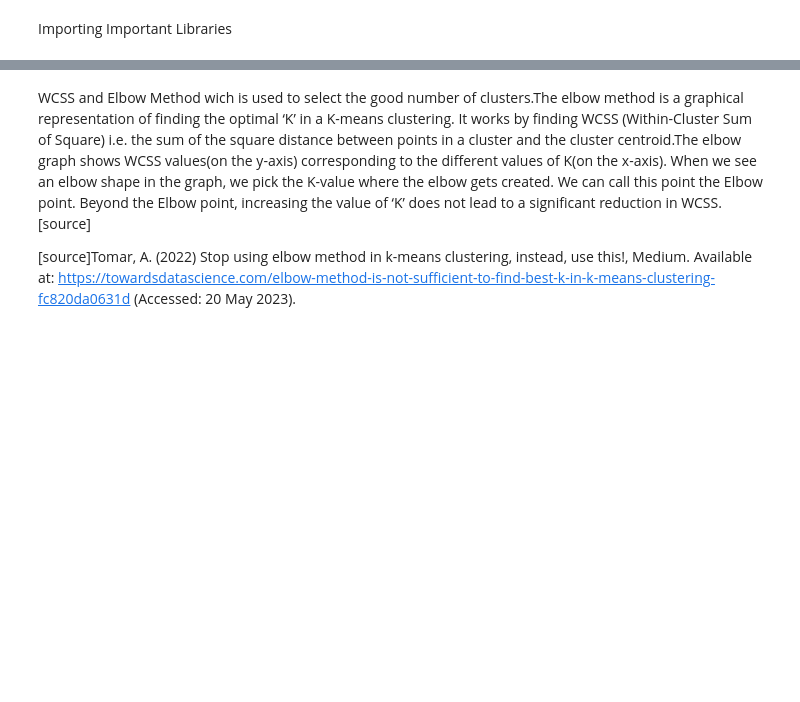
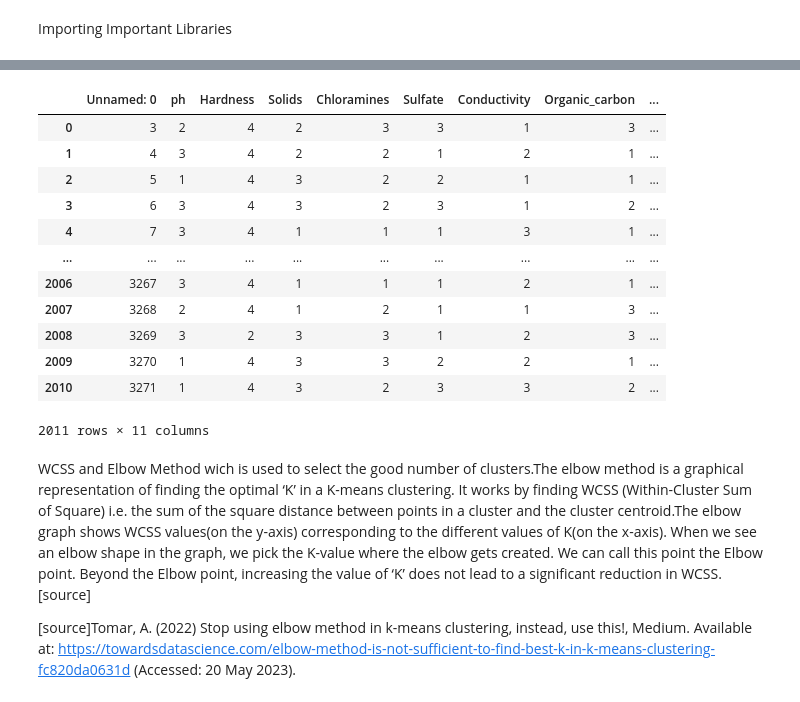
Before and after one commit to Hessah-Aljohaimy/AI-Project, a Jupyter notebook: Unsupervised_Learning/unsupervised_Learning.ipynb, the cells around one changed output, grey strips where cells are left out. Saved outputs shown, nothing was run; the diff lists cells and outputs as text; code cells hidden in the pictures; blank space fills up the shorter version.

```diff
--- a/Unsupervised_Learning/unsupervised_Learning.ipynb
+++ b/Unsupervised_Learning/unsupervised_Learning.ipynb
@@ -23,3 +21,19 @@ FileNotFoundError: [Errno 2] No such file or directory: 'C:/Users/khawlahalnayel
+# %%
+iris
+# %% [output]
+|  | Unnamed: 0 | ph | Hardness | Solids | Chloramines | Sulfate | Conductivity | Organic_carbon | ... |
+| 0 | 3 | 2 | 4 | 2 | 3 | 3 | 1 | 3 | ... |
+| 1 | 4 | 3 | 4 | 2 | 2 | 1 | 2 | 1 | ... |
+| 2 | 5 | 1 | 4 | 3 | 2 | 2 | 1 | 1 | ... |
+| 3 | 6 | 3 | 4 | 3 | 2 | 3 | 1 | 2 | ... |
+| 4 | 7 | 3 | 4 | 1 | 1 | 1 | 3 | 1 | ... |
+| ... | ... | ... | ... | ... | ... | ... | ... | ... | ... |
+| 2006 | 3267 | 3 | 4 | 1 | 1 | 1 | 2 | 1 | ... |
+| 2007 | 3268 | 2 | 4 | 1 | 2 | 1 | 1 | 3 | ... |
+| 2008 | 3269 | 3 | 2 | 3 | 3 | 1 | 2 | 3 | ... |
+| 2009 | 3270 | 1 | 4 | 3 | 3 | 2 | 2 | 1 | ... |
+| 2010 | 3271 | 1 | 4 | 3 | 2 | 3 | 3 | 2 | ... |
+2011 rows × 11 columns
 # %% [markdown]
 WCSS and Elbow Method wich is used to select the good number of clusters.The elbow method is a graphical representation of finding the optimal ‘K’ in a K-means clustering. It works by finding WCSS (Within-Cluster Sum of Square) i.e. the sum of the square distance between points in a cluster and the cluster centroid.The elbow graph shows WCSS values(on the y-axis) corresponding to the different values of K(on the x-axis). When we see an elbow shape in the graph, we pick the K-value where the elbow gets created. We can call this point the Elbow point. Beyond the Elbow point, increasing the value of ‘K’ does not lead to a significant reduction in WCSS.[source]
 
```
Also changed, not shown: parts of 25 cells of this notebook.
